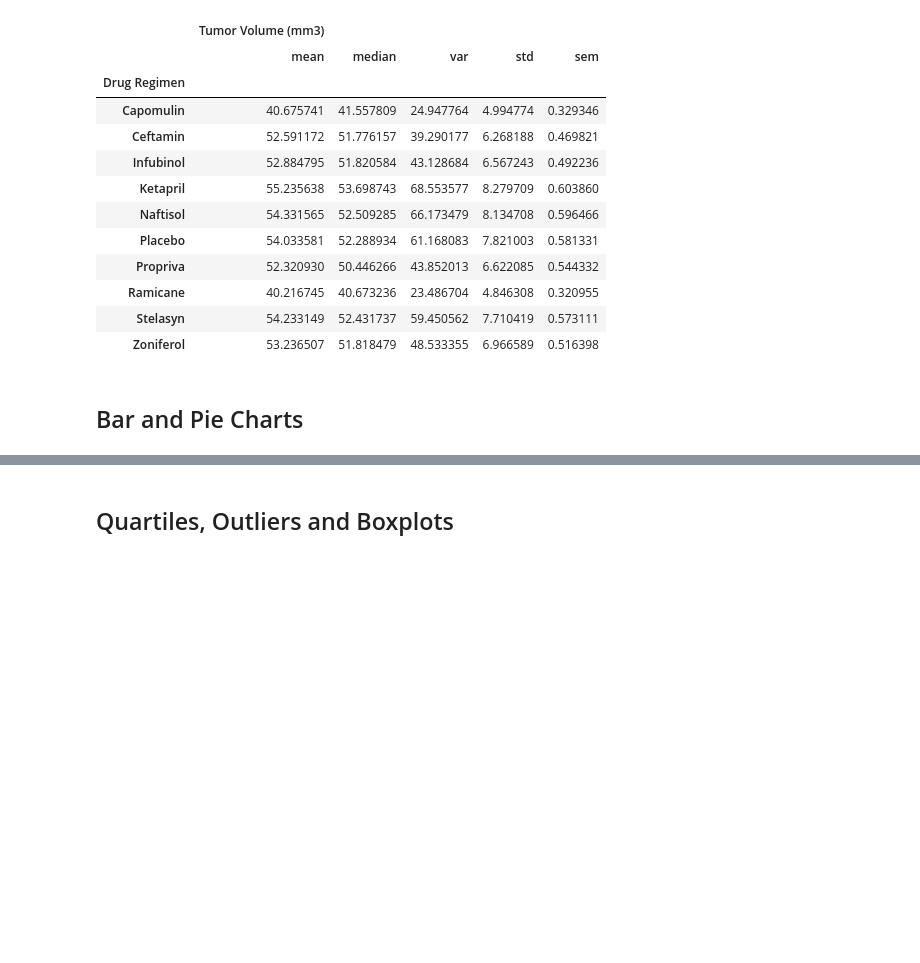
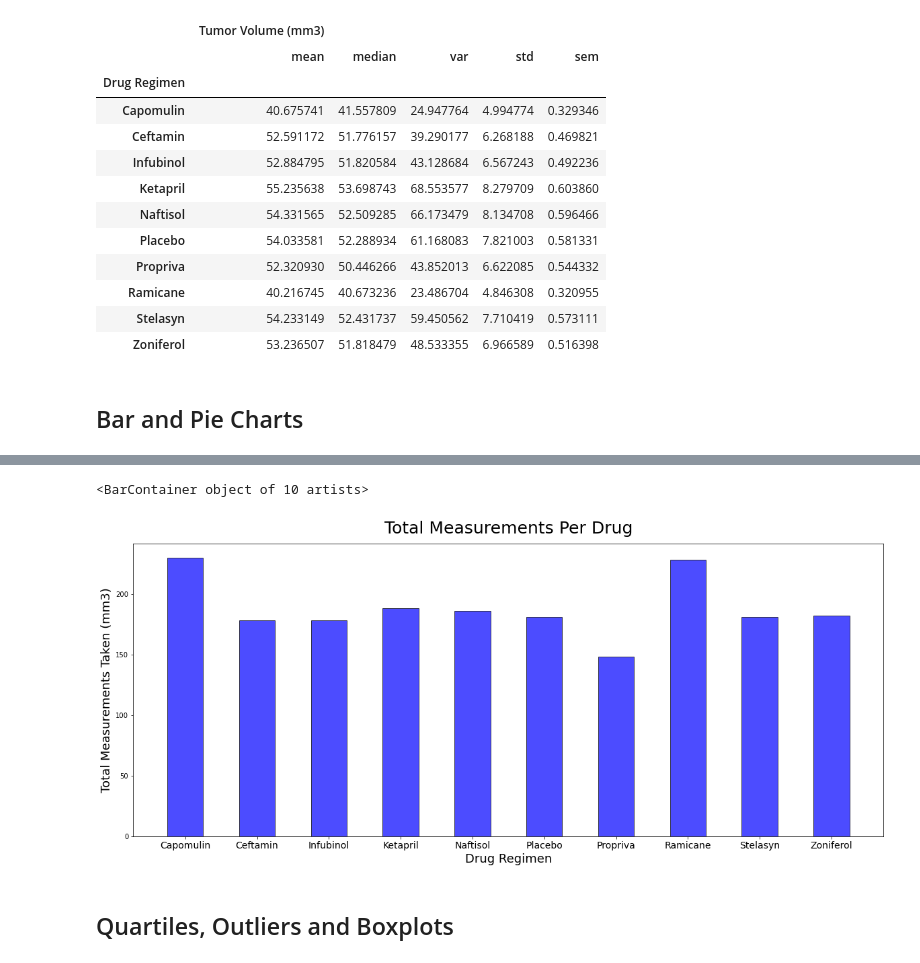
Before and after one commit to hills072/Matplotlib-pymaceuticals, a Jupyter notebook: matplotlib/matplotlib_starter.ipynb, the cells around one changed output, grey strips where cells are left out. Cells and saved outputs as stored; diff of their text form; code cells hidden in the pictures; blank space fills up the shorter version.

```diff
--- a/matplotlib/matplotlib_starter.ipynb
+++ b/matplotlib/matplotlib_starter.ipynb
@@ -164,3 +161,19 @@ NameError: name 'drug_and_volume' is not defined
+# %%
+# Generate a bar plot showing the total number of measurements taken on each drug regimen using pyplot.
+pyplot_bar = summary_table['Tumor Volume (mm3)']
+x_axis = pyplot_bar.index
+y_axis = pyplot_bar['count']
+
+
+plt.figure(figsize=(20,8))
+plt.title("Total Measurements Per Drug", fontsize=25, pad=15)
+plt.xlabel("Drug Regimen", fontsize=18)
+plt.ylabel("Total Measurements Taken (mm3)", fontsize=18)
+plt.rc('xtick', labelsize=14)
+plt.bar(x_axis, y_axis, width=.5, edgecolor="black", color='b', alpha=.7)
+# %% [output]
+<BarContainer object of 10 artists>
+[figure, added]
 # %%
 # Generate a pie plot showing the distribution of female versus male mice using pandas
 # %%
```
Also changed, not shown: parts of 3 cells of this notebook.
